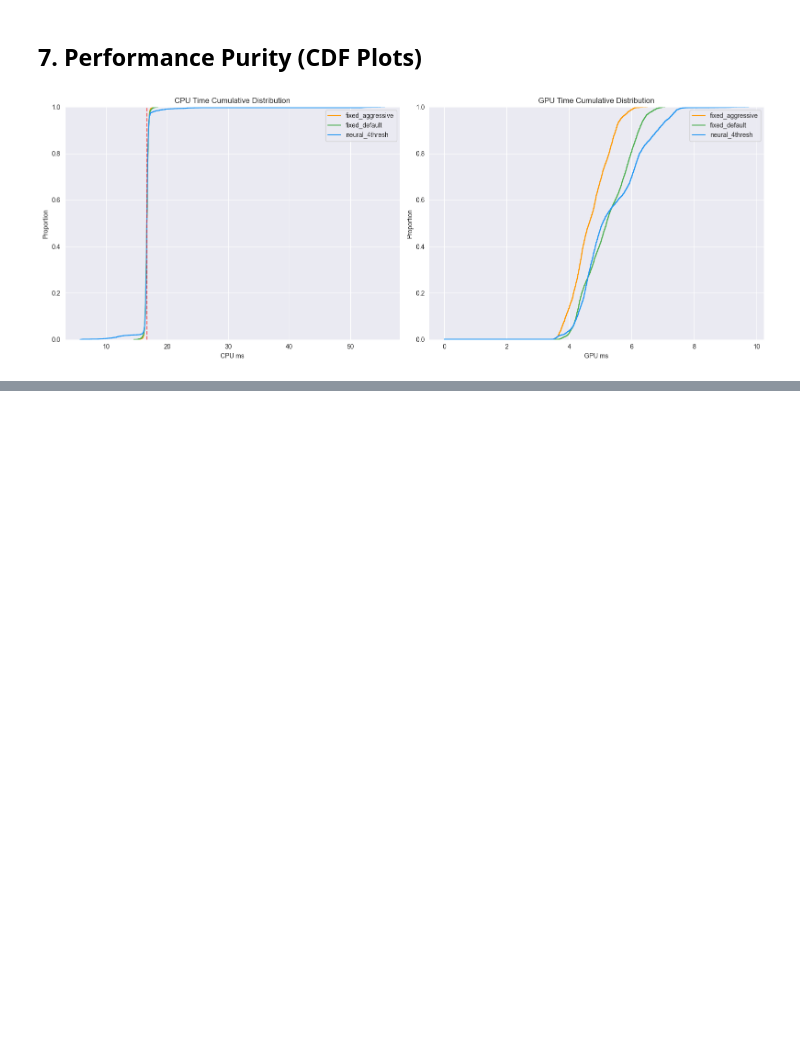
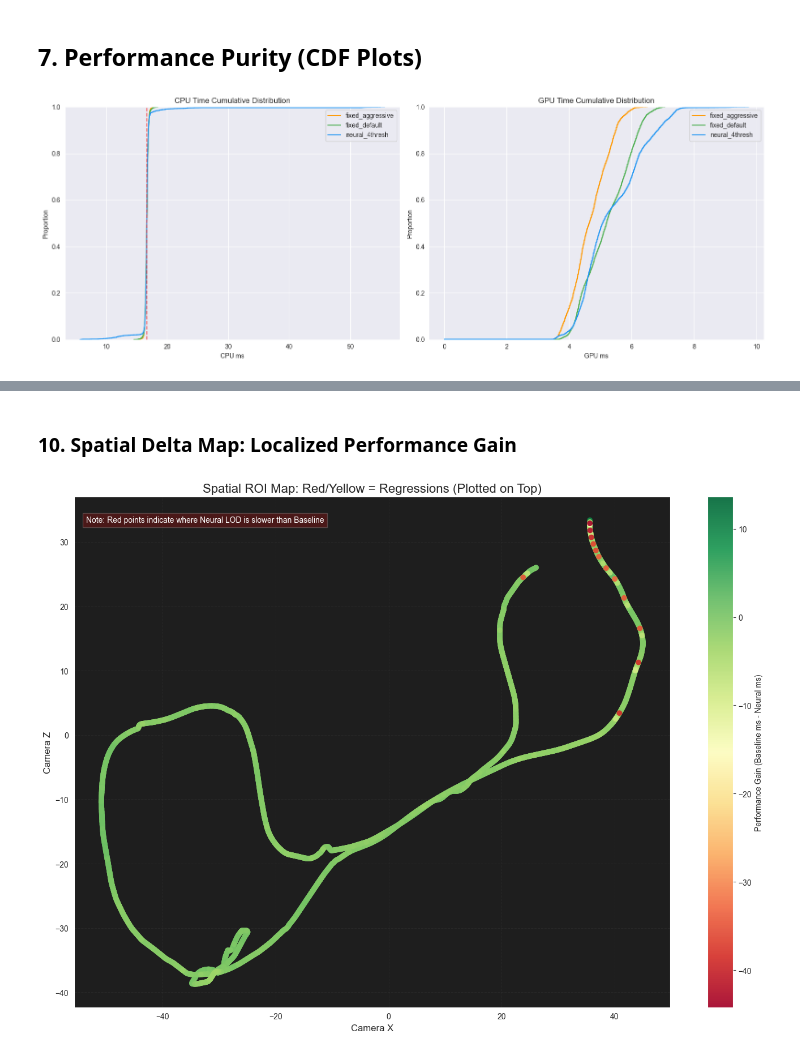
Before and after one commit to Silent0Wings/neural-lod, a Jupyter notebook: ml_pipeline/training/Stage_3/eval_baker_stage3_comparison.ipynb, the cells around one changed output, grey strips where cells are left out. Drawn from its saved outputs; the diff is of its cells as text; code cells hidden in the pictures; blank space fills up the shorter version.

```diff
--- a/ml_pipeline/training/Stage_3/eval_baker_stage3_comparison.ipynb
+++ b/ml_pipeline/training/Stage_3/eval_baker_stage3_comparison.ipynb
@@ -297,0 +359,40 @@ plt.show()
+# %% [markdown]
+### 10. Spatial Delta Map: Localized Performance Gain
+# %%
+neural_path = data[data['run_label'] == 'neural_4thresh'].copy()
+base_path = data[data['run_label'] == 'fixed_default'].copy()
+
+# Merge to calculate local delta
+spatial_merged = pd.merge(neural_path[['frame', 'cam_pos_x', 'cam_pos_z', 'cpu_ms', 'gpu_ms']],
+                          base_path[['frame', 'cpu_ms', 'gpu_ms']],
+                          on='frame', suffixes=('_neu', '_base'))
+
+# Delta = Baseline Total Time - Neural Total Time (Positive = Neural Win)
+spatial_merged['delta_ms'] = (spatial_merged['cpu_ms_base'] + spatial_merged['gpu_ms_base']) - \
+                             (spatial_merged['cpu_ms_neu'] + spatial_merged['gpu_ms_neu'])
+
+# SORT: We sort descending so that the lowest values (Red regressions)
+# are plotted LAST in the loop, ensuring they appear on top of the Green wins.
+spatial_merged = spatial_merged.sort_values('delta_ms', ascending=False)
+
+plt.figure(figsize=(14, 10))
+sc = plt.scatter(spatial_merged['cam_pos_x'], spatial_merged['cam_pos_z'],
+                 c=spatial_merged['delta_ms'], cmap='RdYlGn', s=50, alpha=0.9,
+                 edgecolors='none') # Removed edges for cleaner overlap
+
+plt.colorbar(sc, label='Performance Gain (Baseline ms - Neural ms)')
+plt.title('Spatial ROI Map: Red/Yellow = Regressions (Plotted on Top)', fontsize=16)
+plt.xlabel('Camera X', fontsize=12)
+plt.ylabel('Camera Z', fontsize=12)
+
+plt.gca().set_facecolor('#1E1E1E')
+plt.grid(color='#333333', linestyle='--', alpha=0.5)
+
+# Add an annotation for clarity
+plt.text(0.02, 0.95, 'Note: Red points indicate where Neural LOD is slower than Baseline',
+         transform=plt.gca().transAxes, color='white', bbox=dict(facecolor='red', alpha=0.2))
+
+plt.tight_layout()
+plt.show()
+# %% [output]
+[figure, added]
```
Also changed, not shown: parts of 4 cells of this notebook, 3 other files.
